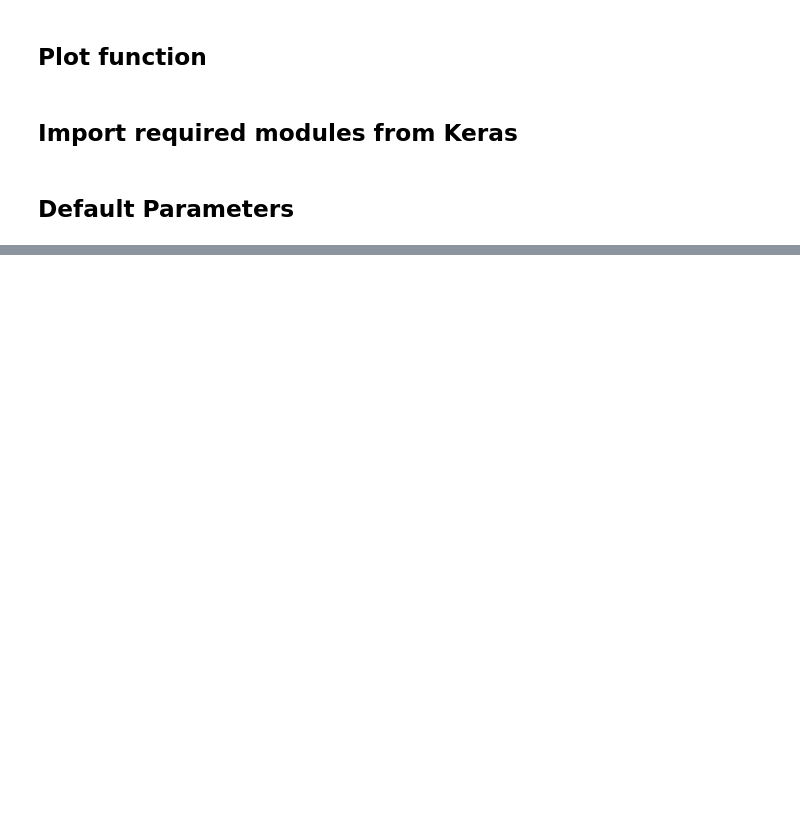
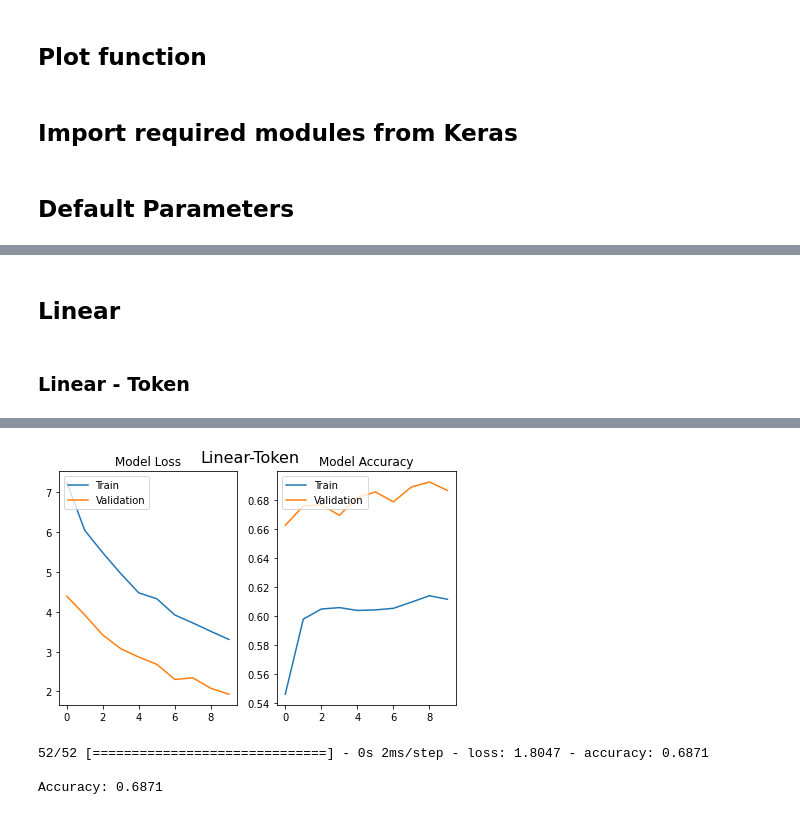
Before and after one commit to omilab/Neural-Sentiment-Analyzer-for-Modern-Hebrew, a Jupyter notebook: char-based.ipynb, the cells around one changed output, grey strips where cells are left out. Drawn from its saved outputs; the diff is of its cells as text; code cells hidden in the pictures; blank space fills up the shorter version.

```diff
--- a/char-based.ipynb
+++ b/char-based.ipynb
@@ -184,35 +107,0 @@ Accurancy: 0.6938
-# %%
-# Create new TF graph
-K.clear_session()
-
-# Construct model
-text_input = Input(shape=(max_document_length,))
-x = Dense(100)(text_input)
-x = Dropout(dropout_keep_prob)(x)
-preds = Dense(3, activation='softmax')(x)
-
-model = Model(text_input, preds)
-
-adam = optimizers.Adam(lr=lr)
-
-model.compile(loss='categorical_crossentropy',
-              optimizer=adam,
-              metrics=['accuracy'])
-
-# Train the model
-history = model.fit(x_morph_train, y_morph_train,
-                    batch_size=batch_size,
-                    epochs=num_epochs,
-                    verbose=1,
-                    validation_split=dev_size)
-
-# Plot training accuracy and loss
-plot_loss_and_accuracy(history)
-
-# Evaluate the model
-scores = model.evaluate(x_morph_test, y_morph_test,
-                       batch_size=batch_size, verbose=1)
-print('\nAccurancy: {:.4f}'.format(scores[1]))
-
-# Save the model
-model.save('char_saved_models/Linear-Morph-{:.3f}.h5'.format((scores[1] * 100)))
@@ -721,0 +146,15 @@ Accurancy: 0.745
+# %% [markdown]
+## Linear
+# %%
+def construct_linear():
+    return Sequential([
+        layers.Input(shape=(max_document_length,)),
+        layers.Dense(100),
+        layers.Dropout(dropout_keep_prob),
+        layers.Dense(3, activation='softmax')
+    ], name="Linear")
+# %% [markdown]
+### Linear - Token
+# %%
+run_experiment(construct_linear(), token_dataset, num_epochs=10)
+# %% [output]
@@ -721,0 +181,4 @@ Accurancy: 0.745
+[figure, added]
+52/52 [==============================] - 0s 2ms/step - loss: 1.8047 - accuracy: 0.6871
+
+Accuracy: 0.6871
```
Also changed, not shown: parts of 55 cells of this notebook, 1 other file.
